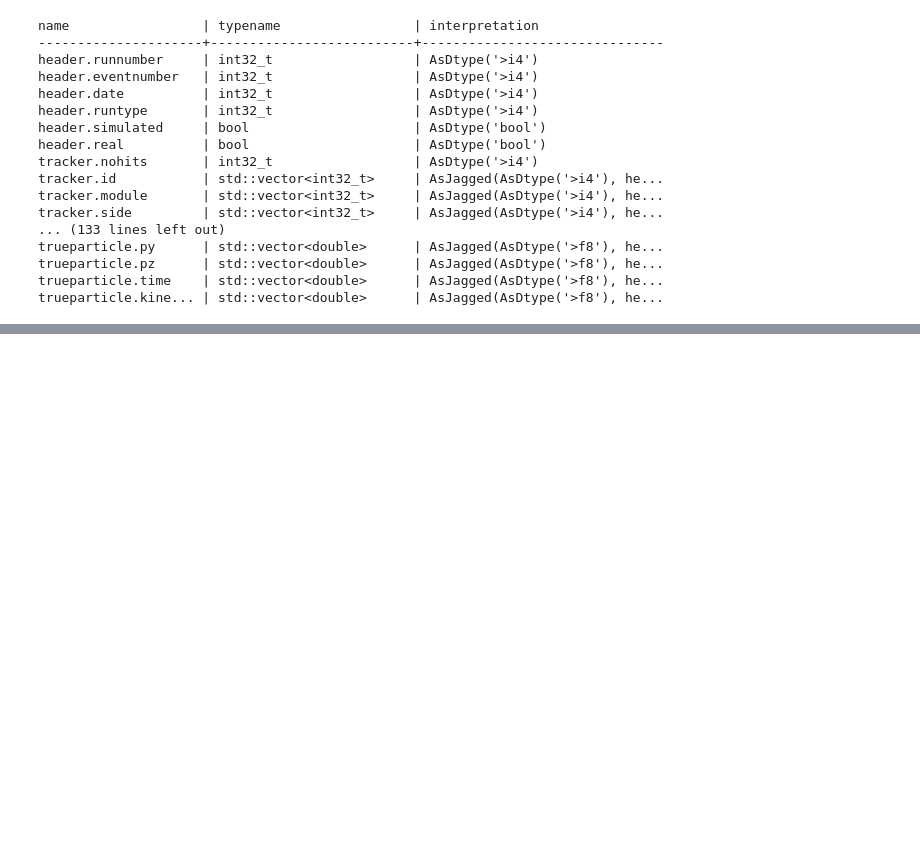
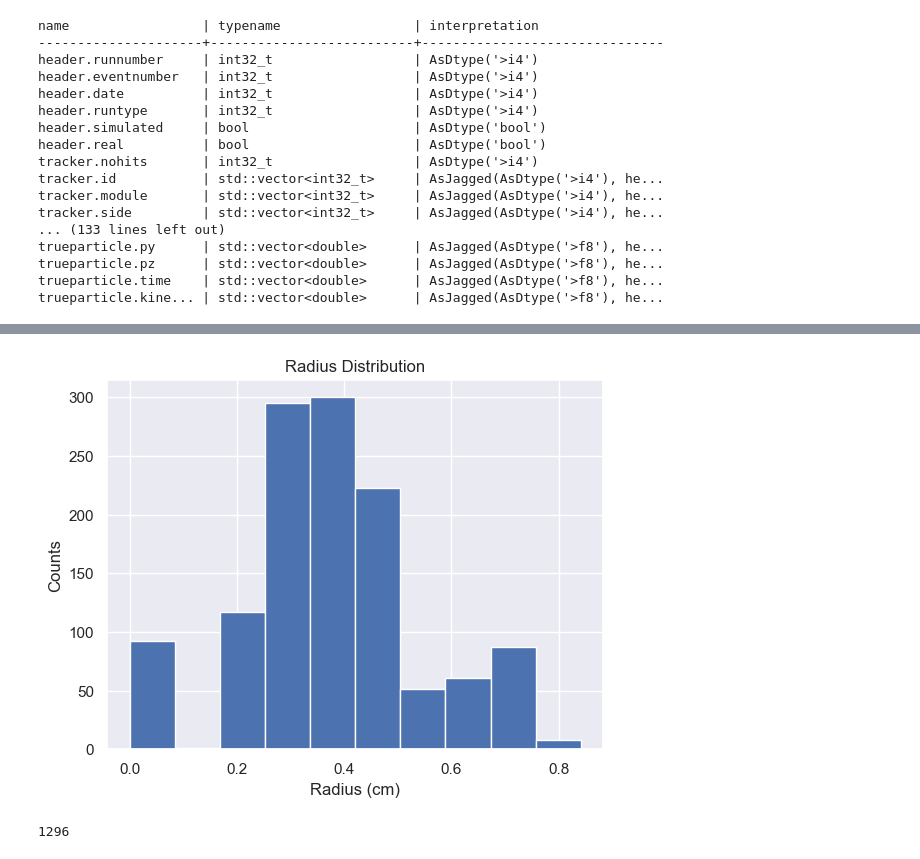
Before and after one commit to claireberschauer/MSc_Dissertation, a Jupyter notebook: Drift_model_testing.ipynb, the cells around one changed output, grey strips where cells are left out. Cells and saved outputs as stored; diff of their text form; code cells hidden in the pictures; blank space fills up the shorter version.

```diff
--- a/Drift_model_testing.ipynb
+++ b/Drift_model_testing.ipynb
@@ -210,0 +353,5 @@ def calc_uncertainty():
+# %%
+radii = calc_radius(events_df['Drift_time'])
+Radius = pd.Series(data=radii, name='Radius')
+
+events_df = pd.concat([events_df, Radius], axis=1)
@@ -210,0 +367,12 @@ def calc_uncertainty():
+# %%
+plt.hist(events_df['Radius'])
+plt.title('Radius Distribution')
+plt.xlabel('Radius (cm)')
+plt.ylabel('Counts')
+plt.show()
+# %% [output]
+[figure, added]
+# %%
+len(events_df.index)
+# %% [output]
+1296
```
Also changed, not shown: parts of 30 cells of this notebook.
